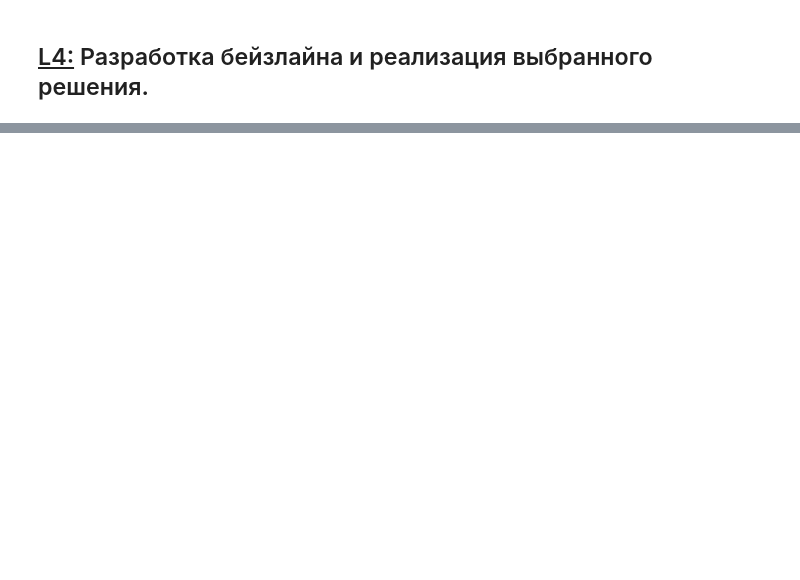
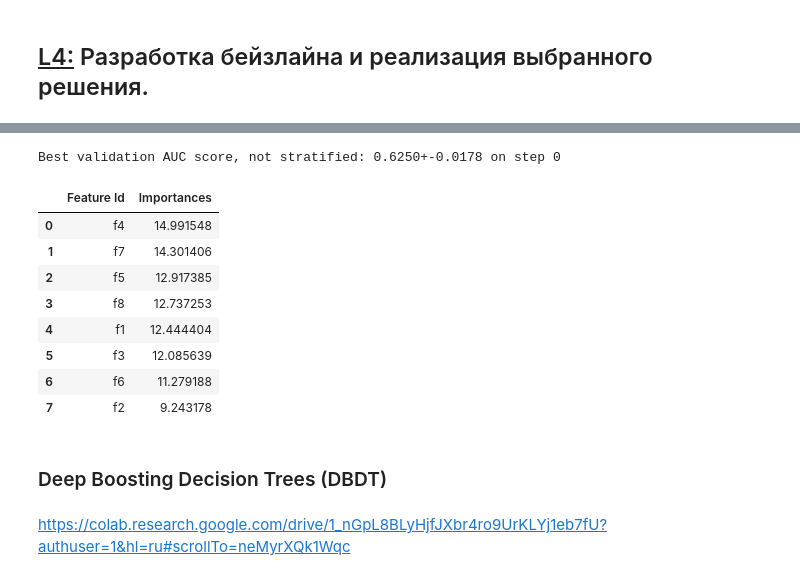
Before and after one commit to wyluilipe/wb_fakerecalls, a Jupyter notebook: mltask.ipynb, the cells around one changed output, grey strips where cells are left out. Saved outputs shown, nothing was run; the diff lists cells and outputs as text; code cells hidden in the pictures; blank space fills up the shorter version.

```diff
--- a/mltask.ipynb
+++ b/mltask.ipynb
@@ -331,0 +382,25 @@ sns.boxplot(x_test);
+# %%
+from catboost import CatBoostClassifier, cv, Pool
+
+X, y = df[feature_names], df['label']
+X_train, X_valid, y_train, y_valid = train_test_split(X, y, train_size=0.8, stratify=y, random_state=42)
+X_valid, X_test, y_valid, y_test = train_test_split(X_valid, y_valid, train_size=0.5, stratify=y_valid, random_state=42)
+
+pool = Pool(data=X_train, label=y_train)
+# %%
+model = CatBoostClassifier(
+    iterations=1000,
+    learning_rate=0.7,
+    random_seed=42,
+    eval_metric='AUC',
+)
+
+model.fit(
+    X_train, y_train,
+    eval_set=(X_valid, y_valid),
+    verbose=False
+)
+
+print('-' * 30)
+print("valid_score: %.2f%%" % (model.score(X_valid, y_valid) * 100.0))
+print("test_score: %.2f%%" % (model.score(X_test, y_test) * 100.0))
@@ -331,0 +447,27 @@ sns.boxplot(x_test);
+# %%
+best_values = np.min(cv_data['test-AUC-mean'])
+best_iter = np.argmin(cv_data['test-AUC-mean'])
+
+print('Best validation AUC score, not stratified: {:.4f}+-{:.4f} on step {}'.format(
+    best_values,
+    cv_data['test-AUC-std'][best_iter],
+    best_iter
+))
+# %% [output]
+Best validation AUC score, not stratified: 0.6250+-0.0178 on step 0
+# %%
+model.get_feature_importance(prettified=True)
+# %% [output]
+|  | Feature Id | Importances |
+| 0 | f4 | 14.991548 |
+| 1 | f7 | 14.301406 |
+| 2 | f5 | 12.917385 |
+| 3 | f8 | 12.737253 |
+| 4 | f1 | 12.444404 |
+| 5 | f3 | 12.085639 |
+| 6 | f6 | 11.279188 |
+| 7 | f2 | 9.243178 |
+# %% [markdown]
+### Deep Boosting Decision Trees (DBDT)
+# %% [markdown]
+https://colab.research.google.com/drive/1_nGpL8BLyHjfJXbr4ro9UrKLYj1eb7fU?authuser=1&hl=ru#scrollTo=neMyrXQk1Wqc
```
Also changed, not shown: parts of 15 cells of this notebook, 1 other file.
